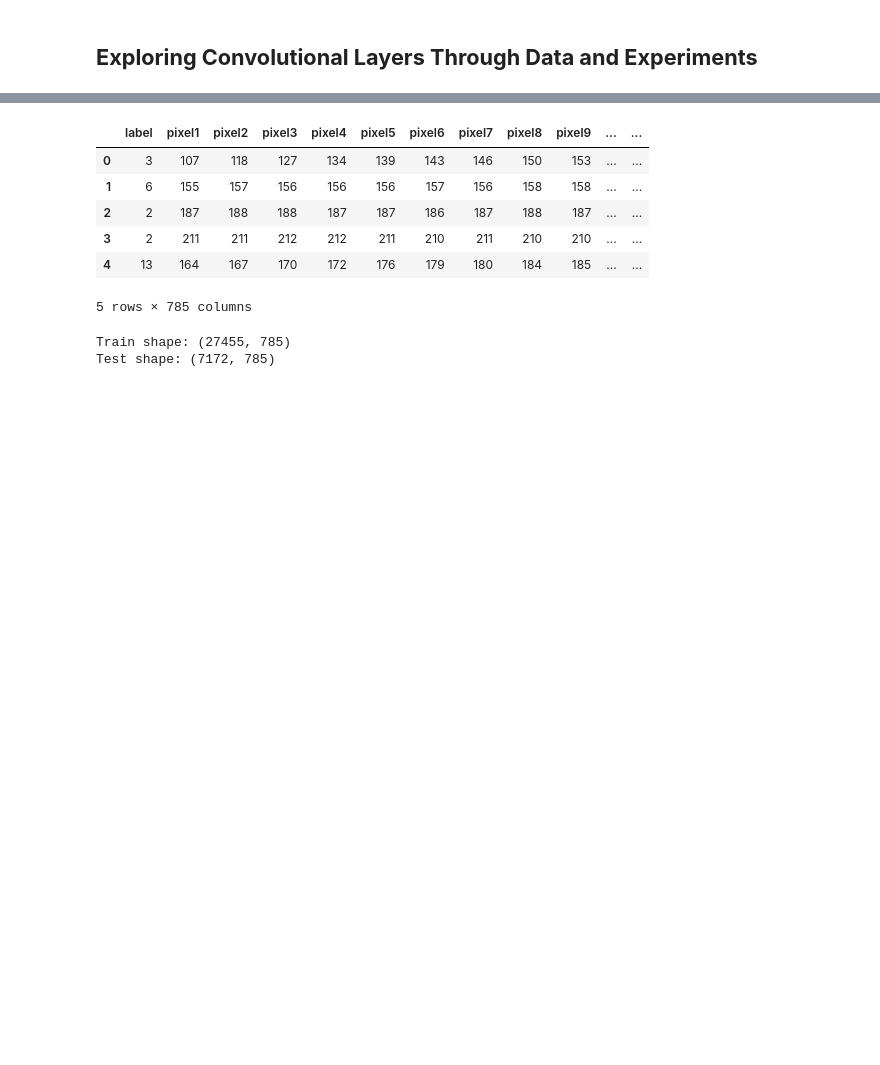
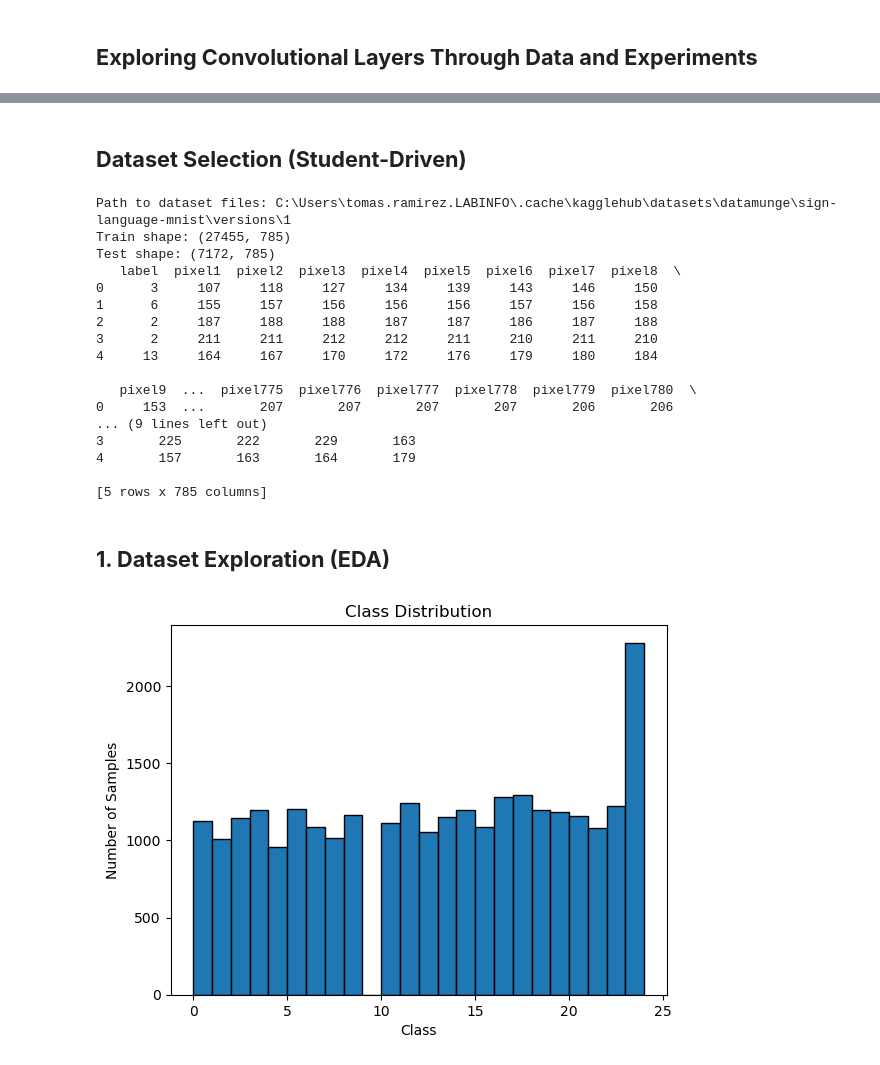
Before and after one commit to tomasote572/TDSE_Exploring_Convolutional_Layers_Through_Data_and_Experiments, a Jupyter notebook: Cuaderno.ipynb, the cells around one changed output, grey strips where cells are left out. Saved outputs shown, nothing was run; the diff lists cells and outputs as text; code cells hidden in the pictures; blank space fills up the shorter version.

Commit message:
Feat: visualizacion del data con clasificacion parcial

```diff
--- a/Cuaderno.ipynb
+++ b/Cuaderno.ipynb
@@ -48,30 +25,57 @@ os.listdir(path)
+# %% [markdown]
+## **Dataset Selection (Student-Driven)**
 # %%
+# 2. Importar librerías
+import kagglehub
+import os
 import pandas as pd
+import numpy as np
+import matplotlib.pyplot as plt
 
+# 3. Descargar dataset
+path = kagglehub.dataset_download("datamunge/sign-language-mnist")
+print("Path to dataset files:", path)
+
+# 4. Cargar CSVs
 train_csv = os.path.join(path, "sign_mnist_train.csv")
 test_csv  = os.path.join(path, "sign_mnist_test.csv")
 
 df_train = pd.read_csv(train_csv)
-df_test = pd.read_csv(test_csv)
+df_test  = pd.read_csv(test_csv)
 
-df_train.head()
+print("Train shape:", df_train.shape)  # (27455, 785)
+print("Test shape:", df_test.shape)    # (7172, 785)
+
+# 5. Explorar las primeras filas
+print(df_train.head())
 # %% [output]
-|  | label | pixel1 | pixel2 | pixel3 | pixel4 | pixel5 | pixel6 | pixel7 | pixel8 | pixel9 | ... | ... |
-| 0 | 3 | 107 | 118 | 127 | 134 | 139 | 143 | 146 | 150 | 153 | ... | ... |
-| 1 | 6 | 155 | 157 | 156 | 156 | 156 | 157 | 156 | 158 | 158 | ... | ... |
-| 2 | 2 | 187 | 188 | 188 | 187 | 187 | 186 | 187 | 188 | 187 | ... | ... |
-| 3 | 2 | 211 | 211 | 212 | 212 | 211 | 210 | 211 | 210 | 210 | ... | ... |
-| 4 | 13 | 164 | 167 | 170 | 172 | 176 | 179 | 180 | 184 | 185 | ... | ... |
-5 rows × 785 columns
+Path to dataset files: C:\Users\tomas.ramirez.LABINFO\.cache\kagglehub\datasets\datamunge\sign-language-mnist\versions\1
+Train shape: (27455, 785)
+Test shape: (7172, 785)
+   label  pixel1  pixel2  pixel3  pixel4  pixel5  pixel6  pixel7  pixel8  \
+0      3     107     118     127     134     139     143     146     150
+1      6     155     157     156     156     156     157     156     158
+2      2     187     188     188     187     187     186     187     188
+3      2     211     211     212     212     211     210     211     210
+4     13     164     167     170     172     176     179     180     184
+
+   pixel9  ...  pixel775  pixel776  pixel777  pixel778  pixel779  pixel780  \
+0     153  ...       207       207       207       207       206       206
+... (9 lines left out)
+3       225       222       229       163
+4       157       163       164       179
+
+[5 rows x 785 columns]
-# %%
-train_csv = os.path.join(path, "sign_mnist_train.csv")
-test_csv  = os.path.join(path, "sign_mnist_test.csv")
-
-df_train = pd.read_csv(train_csv)
-df_test = pd.read_csv(test_csv)
-
-print("Train shape:", df_train.shape)
-print("Test shape:", df_test.shape)
-# %% [output]
-Train shape: (27455, 785)
-Test shape: (7172, 785)
+# %% [markdown]
+## **1. Dataset Exploration (EDA)**
+# %%
+import matplotlib.pyplot as plt
+
+# Distribución de clases
+plt.hist(df_train['label'], bins=24, edgecolor='black')
+plt.title("Class Distribution")
+plt.xlabel("Class")
+plt.ylabel("Number of Samples")
+plt.show()
+# %% [output]
+[figure, added]
```
Also changed, not shown: parts of 9 cells of this notebook.
